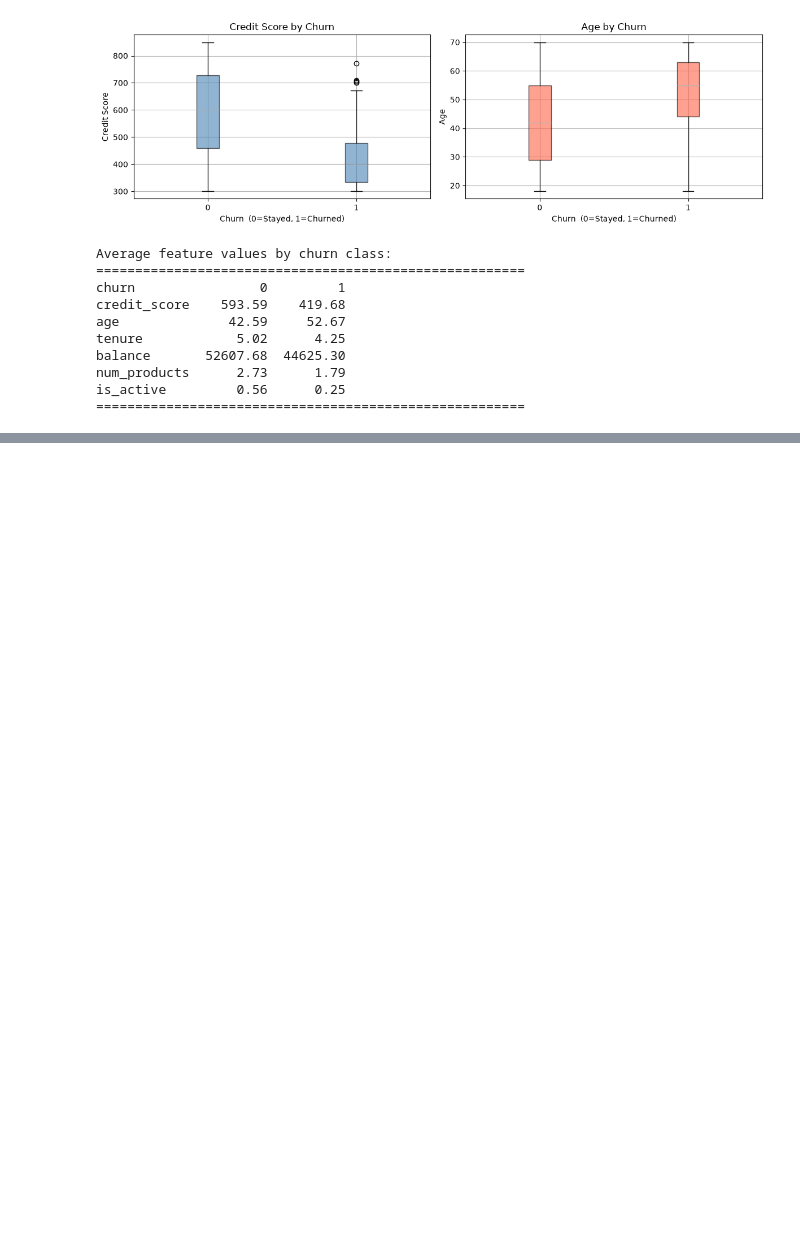
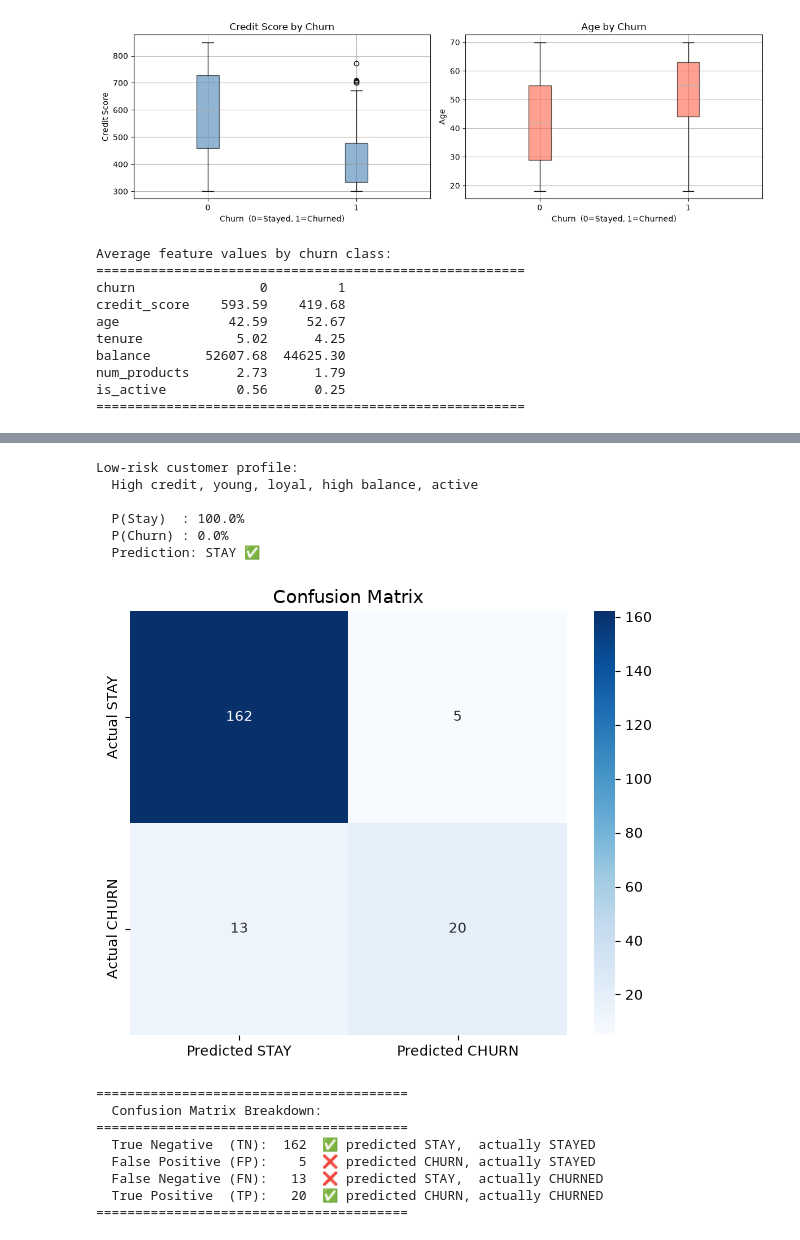
Before and after one commit to pa1nagar/supervise_ml, a Jupyter notebook: project_classification.ipynb, the cells around one changed output, grey strips where cells are left out. Saved outputs shown, nothing was run; the diff lists cells and outputs as text; code cells hidden in the pictures; blank space fills up the shorter version.

```diff
--- a/project_classification.ipynb
+++ b/project_classification.ipynb
@@ -247,3 +247,16 @@ balance       52607.68  44625.30
 num_products      2.73      1.79
 is_active         0.56      0.25
 =======================================================
+# %%
+
+X = df.drop('churn', axis=1)
+y = df['churn']
+
+print("Features (X):")
+print(f"  Shape: {X.shape}")
+print(f"  Columns: {list(X.columns)}")
+print()
+print("Target (y):")
+print(f"  Shape: {y.shape}")
+print(f"  Unique values: {y.unique()}")   # should be [0, 1]
+print(f"  Value counts:\n{y.value_counts()}")
@@ -249,0 +488,60 @@ is_active         0.56      0.25
+# %%
+safe_customer = pd.DataFrame({
+    'credit_score' : [820],    # excellent
+    'age'          : [30],     # young
+    'tenure'       : [9],      # loyal
+    'balance'      : [85000],  # high balance
+    'num_products' : [3],      # invested
+    'is_active'    : [1]       # engaged
+})
+
+safe_scaled = scaler.transform(safe_customer)
+prob_safe   = log_reg.predict_proba(safe_scaled)[0]
+pred_safe   = log_reg.predict(safe_scaled)[0]
+
+print("Low-risk customer profile:")
+print("  High credit, young, loyal, high balance, active")
+print()
+print(f"  P(Stay)  : {prob_safe[0]:.1%}")
+print(f"  P(Churn) : {prob_safe[1]:.1%}")
+print(f"  Prediction: {'CHURN ❌' if pred_safe == 1 else 'STAY ✅'}")
+# %% [output]
+Low-risk customer profile:
+  High credit, young, loyal, high balance, active
+
+  P(Stay)  : 100.0%
+  P(Churn) : 0.0%
+  Prediction: STAY ✅
+# %%
+
+y_pred = log_reg.predict(X_test_scaled)
+
+cm = confusion_matrix(y_test, y_pred)
+
+plt.figure(figsize=(6, 5))
+sns.heatmap(cm, annot=True, fmt='d', cmap='Blues',
+            xticklabels=['Predicted STAY', 'Predicted CHURN'],
+            yticklabels=['Actual STAY',    'Actual CHURN'])
+plt.title("Confusion Matrix", fontsize=13)
+plt.tight_layout()
+plt.show()
+
+tn, fp, fn, tp = cm.ravel()
+print("=" * 40)
+print("  Confusion Matrix Breakdown:")
+print("=" * 40)
+print(f"  True Negative  (TN): {tn:>4}  ✅ predicted STAY,  actually STAYED")
+print(f"  False Positive (FP): {fp:>4}  ❌ predicted CHURN, actually STAYED")
+print(f"  False Negative (FN): {fn:>4}  ❌ predicted STAY,  actually CHURNED")
+print(f"  True Positive  (TP): {tp:>4}  ✅ predicted CHURN, actually CHURNED")
+print("=" * 40)
+# %% [output]
+[figure, added]
+========================================
+  Confusion Matrix Breakdown:
+========================================
+  True Negative  (TN):  162  ✅ predicted STAY,  actually STAYED
+  False Positive (FP):    5  ❌ predicted CHURN, actually STAYED
+  False Negative (FN):   13  ❌ predicted STAY,  actually CHURNED
+  True Positive  (TP):   20  ✅ predicted CHURN, actually CHURNED
+========================================
```
Also changed, not shown: parts of 13 cells of this notebook.
